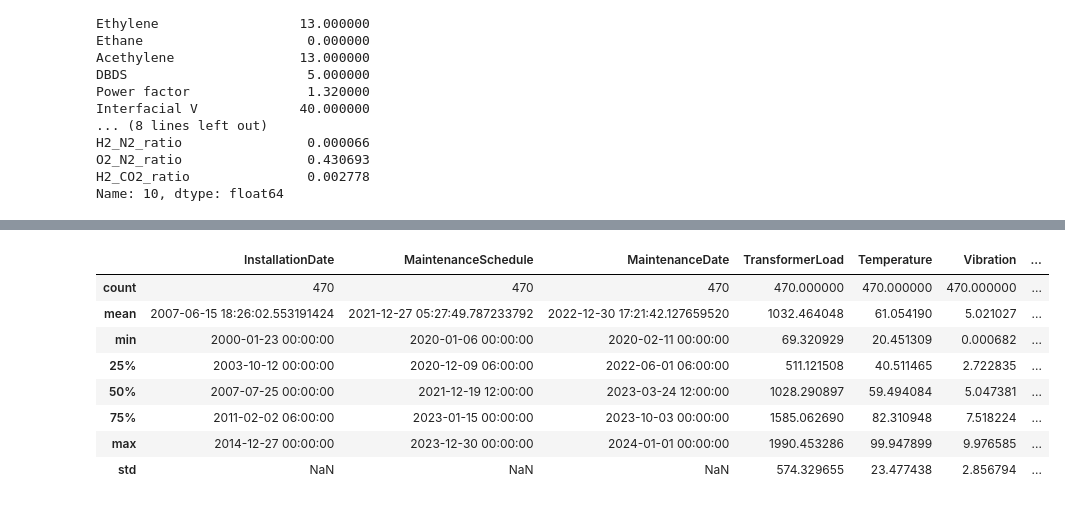
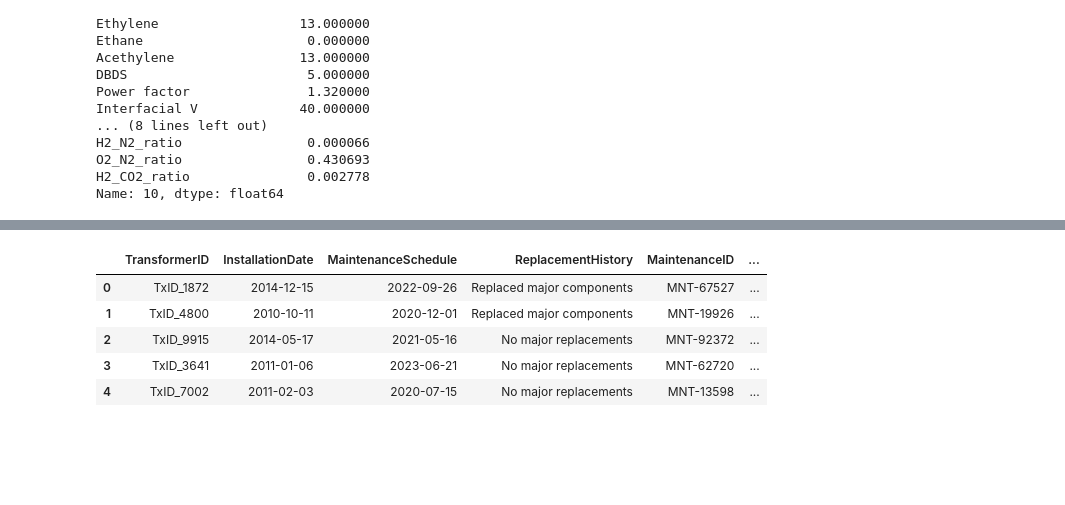
Before and after one commit to crcapgem/OpenLLM, a Jupyter notebook: hackathon/augmenting_failure_data.ipynb, the cells around one changed output, grey strips where cells are left out. Saved outputs shown, nothing was run; the diff lists cells and outputs as text; code cells hidden in the pictures; blank space fills up the shorter version.

```diff
--- a/hackathon/augmenting_failure_data.ipynb
+++ b/hackathon/augmenting_failure_data.ipynb
@@ -87,7 +87,6 @@ def generate_transformer_data(row):
     # Generate random values for environmental data
     humidity = random.uniform(20, 100)
     precipitation = random.uniform(0, 50)
-    vibration = random.uniform(0, 10)
 
     # Generate synthetic transformer load and operational data
     load = random.uniform(50, 2000)  # Load in KW
@@ -108,11 +107,18 @@ def generate_transformer_data(row):
         incident_type = np.random.choice(['None', 'Lightning Strike', 'Flood'], 1, p=[0.8, 0.1, 0.1])[0]
         incident_details = 'No incidents' if incident_type == 'None' else f'{incident_type} occurred causing minor damage'
 
+    # Performance metrics (incorporate summary of operating conditions + incidents)
+    performance_metrics = f'Performance with a load of {load} KW and temperature {temperature}°C. '
+    if incident_type == 'None':
+        performance_metrics = performance_metrics + f'Stable operating conditions without any Incidents'
+    else:
+        performance_metrics = performance_metrics + f'Operating conditions were impacted by {incident_details}.'
+
     # Model OperatingHours based on the HI aging model, approx with 2 * np.exp(0.098 * t), find t for which the exponential_function reflects the HI aging
     operating_time = (np.log(row['Health index']/2))/0.098
 
     return pd.Series({
-        'TransformerID': f'TX-{random.randint(1000, 9999)}',
+        'TransformerID': f'TxID_{random.randint(1000, 9999)}',
         'InstallationDate': random_date(datetime(2000, 1, 1), datetime(2015, 1, 1)),
         'MaintenanceSchedule': maintenance_schedule,
         'ReplacementHistory': replacement_history,
@@ -121,7 +127,6 @@ def generate_transformer_data(row):
         'MaintenanceDate': maintenance_date,
         'TransformerLoad': load,
         'Temperature': temperature,
-        'Vibration': vibration,
         'Humidity': humidity,
         'Precipitation': precipitation,
         'Alerts': alert,
@@ -130,7 +135,7 @@ def generate_transformer_data(row):
         'OperationID': f'OP-{random.randint(1000, 9999)}',
         'OperatingTime': operating_time,
         'LoadCondition': load_condition,
-        'PerformanceMetrics': f'Performance stable with a load of {load} KW and temperature {temperature}°C'
+        'PerformanceMetrics': performance_metrics
     })
 # %%
 # test it
@@ -180,17 +187,14 @@ dtype: object
 # %%
 # Apply the synthetic data generation to each row of the original dataframe
 synthetic_data = health_index_data.apply(generate_transformer_data, axis=1)
-synthetic_data.describe()
+synthetic_data.head()
 # %% [output]
-|  | InstallationDate | MaintenanceSchedule | MaintenanceDate | TransformerLoad | Temperature | Vibration | ... |
-| count | 470 | 470 | 470 | 470.000000 | 470.000000 | 470.000000 | ... |
-| mean | 2007-06-15 18:26:02.553191424 | 2021-12-27 05:27:49.787233792 | 2022-12-30 17:21:42.127659520 | 1032.464048 | 61.054190 | 5.021027 | ... |
-| min | 2000-01-23 00:00:00 | 2020-01-06 00:00:00 | 2020-02-11 00:00:00 | 69.320929 | 20.451309 | 0.000682 | ... |
-| 25% | 2003-10-12 00:00:00 | 2020-12-09 06:00:00 | 2022-06-01 06:00:00 | 511.121508 | 40.511465 | 2.722835 | ... |
-| 50% | 2007-07-25 00:00:00 | 2021-12-19 12:00:00 | 2023-03-24 12:00:00 | 1028.290897 | 59.494084 | 5.047381 | ... |
-| 75% | 2011-02-02 06:00:00 | 2023-01-15 00:00:00 | 2023-10-03 00:00:00 | 1585.062690 | 82.310948 | 7.518224 | ... |
-| max | 2014-12-27 00:00:00 | 2023-12-30 00:00:00 | 2024-01-01 00:00:00 | 1990.453286 | 99.947899 | 9.976585 | ... |
-| std | NaN | NaN | NaN | 574.329655 | 23.477438 | 2.856794 | ... |
+|  | TransformerID | InstallationDate | MaintenanceSchedule | ReplacementHistory | MaintenanceID | ... |
+| 0 | TxID_1872 | 2014-12-15 | 2022-09-26 | Replaced major components | MNT-67527 | ... |
+| 1 | TxID_4800 | 2010-10-11 | 2020-12-01 | Replaced major components | MNT-19926 | ... |
+| 2 | TxID_9915 | 2014-05-17 | 2021-05-16 | No major replacements | MNT-92372 | ... |
+| 3 | TxID_3641 | 2011-01-06 | 2023-06-21 | No major replacements | MNT-62720 | ... |
+| 4 | TxID_7002 | 2011-02-03 | 2020-07-15 | No major replacements | MNT-13598 | ... |
 # %%
 # Display the augmented data
 synthetic_data.head()
```
Also changed, not shown: parts of 8 cells of this notebook, 8 other files.
